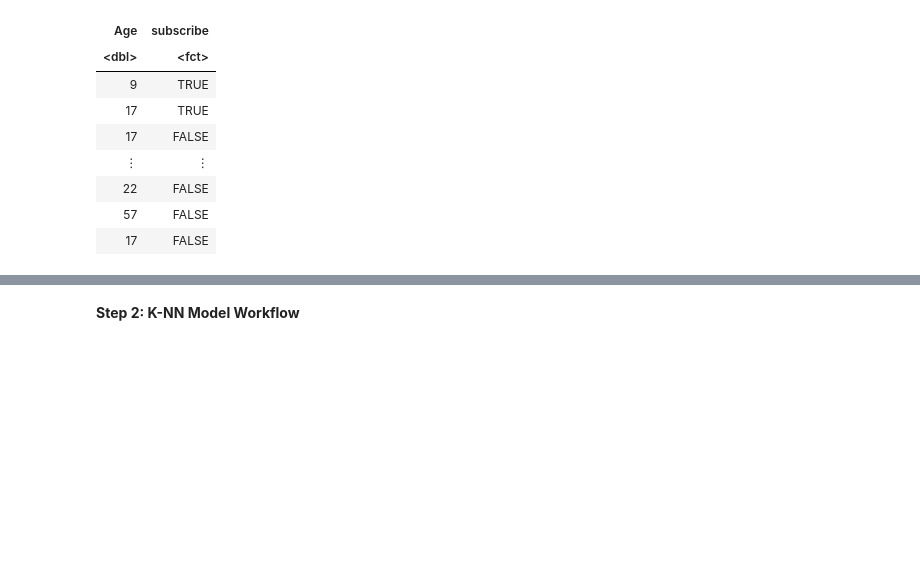
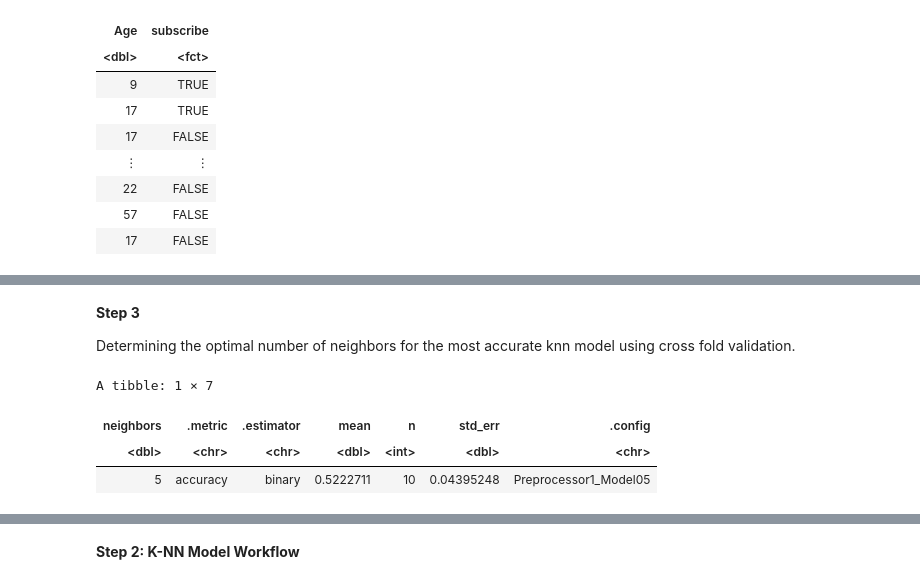
Before and after one commit to Mgonz005/Data-Science-group-project-, a Jupyter notebook: final_project_grp34.ipynb, the cells around one changed output, grey strips where cells are left out. Saved outputs shown, nothing was run; the diff lists cells and outputs as text; code cells hidden in the pictures; blank space fills up the shorter version.

```diff
--- a/final_project_grp34.ipynb
+++ b/final_project_grp34.ipynb
@@ -133,0 +146,44 @@ In this step I selected my two variables of interest, *Age* and *subscribe*. I t
+# %%
+# dividing data into training and testing sets
+set.seed(9999)
+player_age_split <- initial_split(player_age, prop = 0.75, strata = subscribe)
+player_age_train <- training(player_age_split)
+player_age_test <- testing(player_age_split)
+# %% [markdown]
+**Step 3**
+
+Determining the optimal number of neighbors for the most accurate knn model using cross fold validation.
+# %%
+set.seed(9999) #keep results consistent
+
+#recipe
+player_age_recipe <- recipe(subscribe ~ Age, data = player_age_train) |>
+    step_scale(all_predictors()) |>
+    step_center(all_predictors())
+
+#knn model
+player_age_model_tune <- nearest_neighbor(weight_func = "rectangular", neighbors = tune()) |>
+    set_mode("classification") |>
+    set_engine("kknn")
+
+#player age workflow
+player_age_workflow_tune <- workflow() |>
+    add_model(player_age_model_tune) |>
+    add_recipe(player_age_recipe) |>
+    tune_grid(resamples = vfolds, grid = k_vals)
+
+
+vfolds <- vfold_cv(player_age_train, v = 10, strata = subscribe)
+k_vals <- tibble(neighbors = seq(from = 1, to = 10, by = 1))
+
+player_age_results <-  player_age_workflow_tune |>
+    collect_metrics()
+
+player_age_results |>
+    filter(.metric == "accuracy") |>
+    slice_max(order_by = mean, n = 1, with_ties = FALSE)
+# %% [output]
+A tibble: 1 × 7
+| neighbors | .metric | .estimator | mean | n | std_err | .config |
+| <dbl> | <chr> | <chr> | <dbl> | <int> | <dbl> | <chr> |
+| 5 | accuracy | binary | 0.5222711 | 10 | 0.04395248 | Preprocessor1_Model05 |
```
Also changed, not shown: parts of 6 cells of this notebook.
